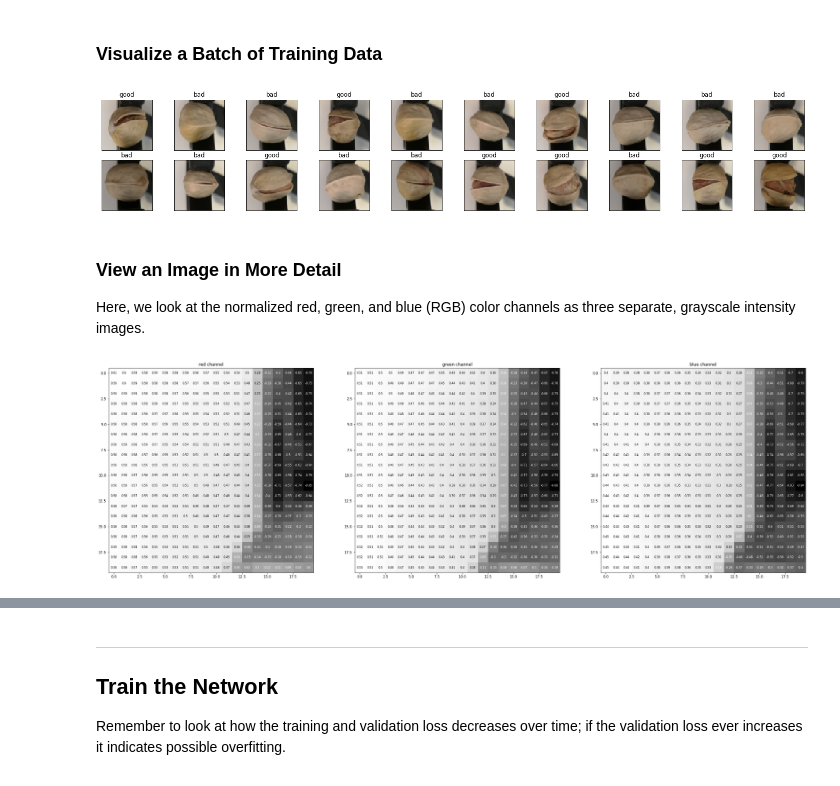
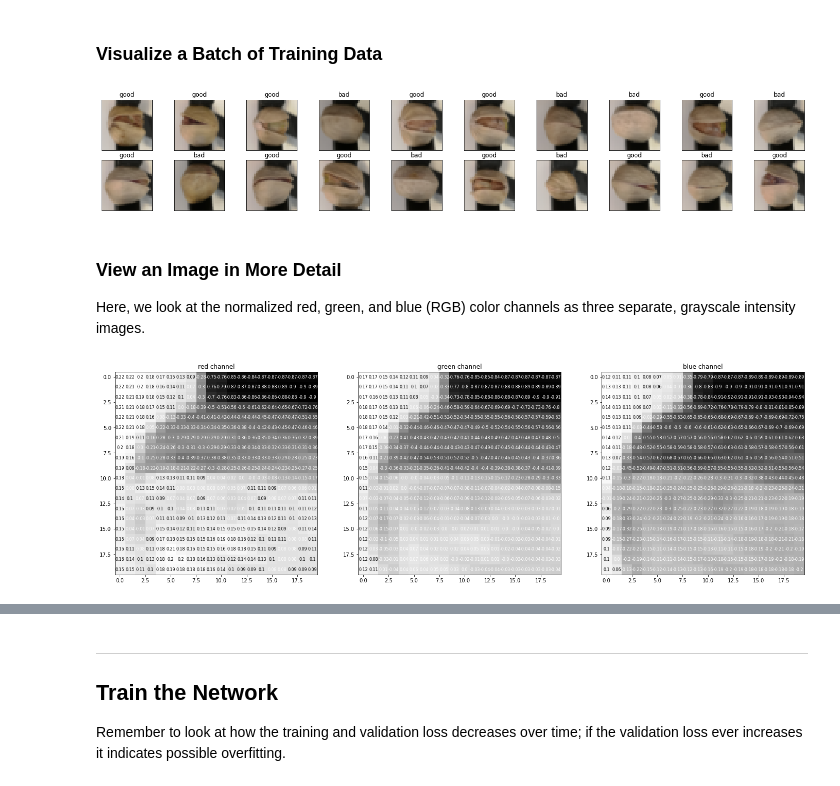
Before and after one commit to Wologman/Computer_Vision, a Jupyter notebook: pistachio_classifier.ipynb, the cells around one changed output, grey strips where cells are left out. Drawn from its saved outputs; the diff is of its cells as text; code cells hidden in the pictures.

```diff
--- a/pistachio_classifier.ipynb
+++ b/pistachio_classifier.ipynb
@@ -53,7 +53,7 @@ batch_size = 20   # how many samples per batch to load
 train_size = 0.6
 valid_size = 0.2
 
-image_size = 64  # size to resize the input images to, keep as a multiple of 2
+image_size = 32  # size to resize the input images to, keep as a multiple of 2
 
 # convert data to a normalized torch.FloatTensor
 transform = transforms.Compose([
@@ -128,7 +128,7 @@ for idx in np.arange(batch_size):
     imshow(images[idx])
     ax.set_title(classes[labels[idx]])
 # %% [output]
-[figure, old version]
+[figure, new version]
 # %% [markdown]
 ### View an Image in More Detail
 
@@ -136,21 +136,21 @@ Here, we look at the normalized red, green, and blue (RGB) color channels as thr
 # %%
 rgb_img = np.squeeze(images[3])
 channels = ['red channel', 'green channel', 'blue channel']
 
-fig = plt.figure(figsize = (36, 36))
+fig = plt.figure(figsize = (24, 24))
 for idx in np.arange(rgb_img.shape[0]):
     ax = fig.add_subplot(1, 3, idx + 1)
     img = rgb_img[idx][0:20, 0:20]
     ax.imshow(img, cmap='gray')
     ax.set_title(channels[idx])
     width, height = img.shape
     thresh = img.max()/2.5
     for x in range(width):
         for y in range(height):
             val = round(img[x][y],2) if img[x][y] !=0 else 0
             ax.annotate(str(val), xy=(y,x),
                     horizontalalignment='center',
                     verticalalignment='center', size=8,
                     color='white' if img[x][y]<thresh else 'black')
 # %% [output]
-[figure, old version]
+[figure, new version]
```
Also changed, not shown: parts of 11 cells of this notebook.
